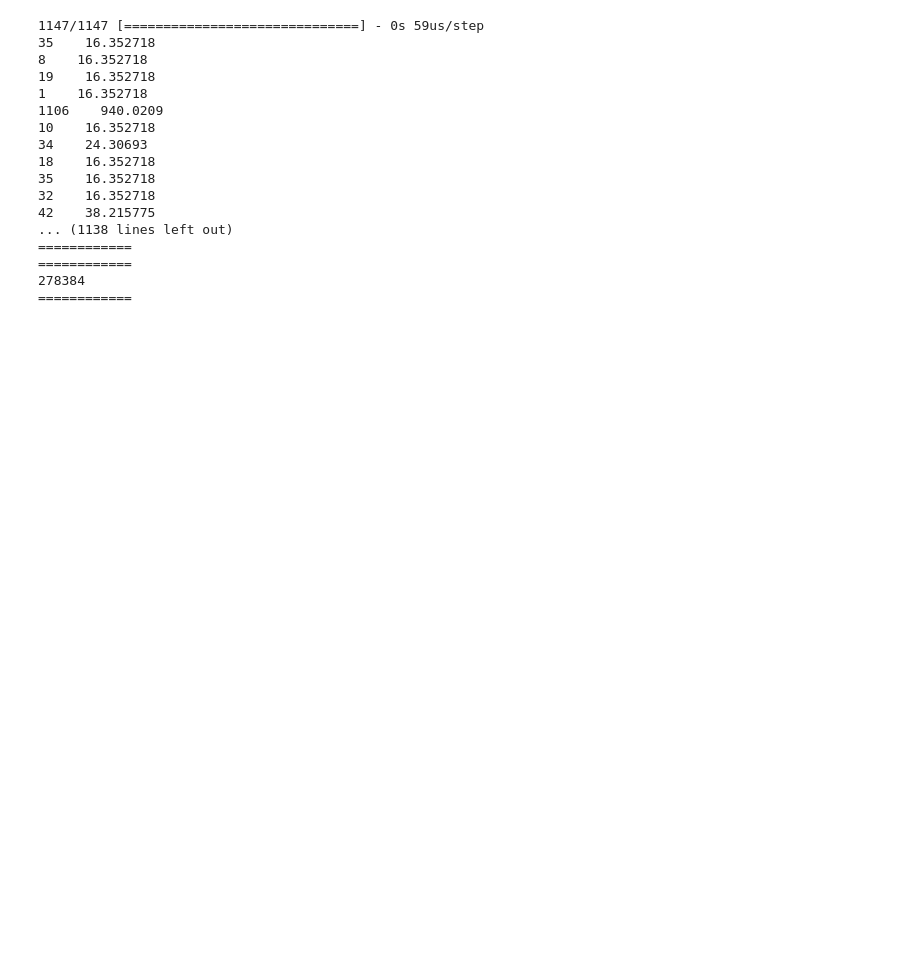
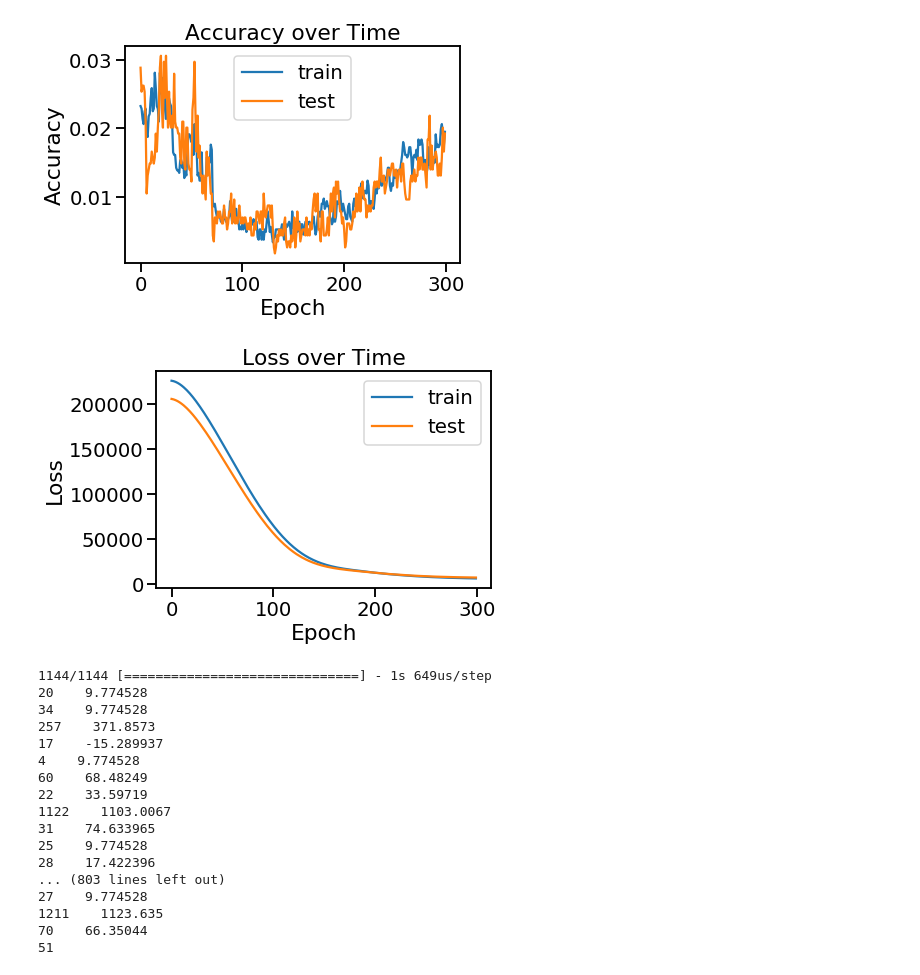
Before and after one commit to nagaraghav/MachineLearning-FinalProject, a Jupyter notebook: fit.ipynb, the cells around one changed output. Saved outputs shown, nothing was run; the diff lists cells and outputs as text; code cells hidden in the pictures; blank space fills up the shorter version.

```diff
--- a/fit.ipynb
+++ b/fit.ipynb
@@ -164,0 +95,10 @@ with tf.Session() as sess:
+# %%
+sns.set_context('talk', font_scale=1.2)
+
+full_pca = PCA(n_components=45)
+full_pca.fit(X)
+
+plt.plot(np.cumsum(full_pca.explained_variance_ratio_))
+plt.xlabel('Number of features')
+plt.ylabel('Cumulative explained variance')
+plt.show()
@@ -164,0 +107,5 @@ with tf.Session() as sess:
+# %%
+pca = PCA(n_components=30)
+pca_X = pd.DataFrame(pca.fit_transform(X))
+
+print(pca_X.shape)
@@ -165,3 +114,6 @@ with tf.Session() as sess:
+# %%
+X_train, X_test, y_train, y_test = train_test_split(X, y, test_size=0.3, random_state=50)
+pca_X_train, pca_X_test, pca_y_train, pca_y_test = train_test_split(pca_X, y, test_size=0.3, random_state=50)
 # %%
 def grid_search(X_train, y_train, X_test, y_test):
     # perform grid search using multiple number of layers and nodes
@@ -212,0 +198,4 @@ Epoch 100/100
+# %%
+pca_func = build_keras_model_func(pca_X_train, pca_y_train, number_of_nodes_in_hidden_layer=number_of_nodes_in_hidden_layer, number_of_hidden_layers=number_of_hidden_layers)
+pca_reg = KerasRegressor(build_fn=pca_func, batch_size=32, epochs=300, validation_data=(pca_X_test, pca_y_test), verbose=1)
+pca_history = pca_reg.fit(pca_X_train, pca_y_train)
@@ -213,5 +220,26 @@ Epoch 100/100
+# %%
+acc_fig, acc_ax = plt.subplots()
+acc_ax.plot(pca_history.history['acc'])
+acc_ax.plot(pca_history.history['val_acc'])
+acc_ax.set_title('Accuracy over Time')
+acc_ax.set_xlabel('Epoch')
+acc_ax.set_ylabel('Accuracy')
+acc_ax.legend(['train', 'test'])
+
+loss_fig, loss_ax = plt.subplots()
+loss_ax.plot(pca_history.history['loss'])
+loss_ax.plot(pca_history.history['val_loss'])
+loss_ax.set_title('Loss over Time')
+loss_ax.set_xlabel('Epoch')
+loss_ax.set_ylabel('Loss')
+loss_ax.legend(['train', 'test'])
+
+plt.show()
+# %% [output]
+[figure, added]
+[figure, added]
 # %%
-test_predict = reg.predict(X_test)
+test_predict = pca_reg.predict(pca_X_test)
 ylist = y_test["trip_count"].tolist()
 
 for i in range(len(ylist)):
@@ -235,23 +263,23 @@ print("============")
 print(c)
 print("============")
 # %% [output]
-1147/1147 [==============================] - 0s 59us/step
-35    16.352718
-8    16.352718
-19    16.352718
-1    16.352718
-1106    940.0209
-10    16.352718
-34    24.30693
-18    16.352718
-35    16.352718
-32    16.352718
-42    38.215775
-... (1138 lines left out)
-============
-============
-278384
-============
+1144/1144 [==============================] - 1s 649us/step
+20    9.774528
+34    9.774528
+257    371.8573
+17    -15.289937
+4    9.774528
+60    68.48249
+22    33.59719
+1122    1103.0067
+31    74.633965
+25    9.774528
+28    17.422396
+... (803 lines left out)
+27    9.774528
+1211    1123.635
+70    66.35044
+51
 # %%
 perm = PermutationImportance(reg, random_state=32).fit(X_test, y_test)
 eli5.show_weights(perm, feature_names=X_test.columns.tolist())
```
Also changed, not shown: parts of 14 cells of this notebook.
